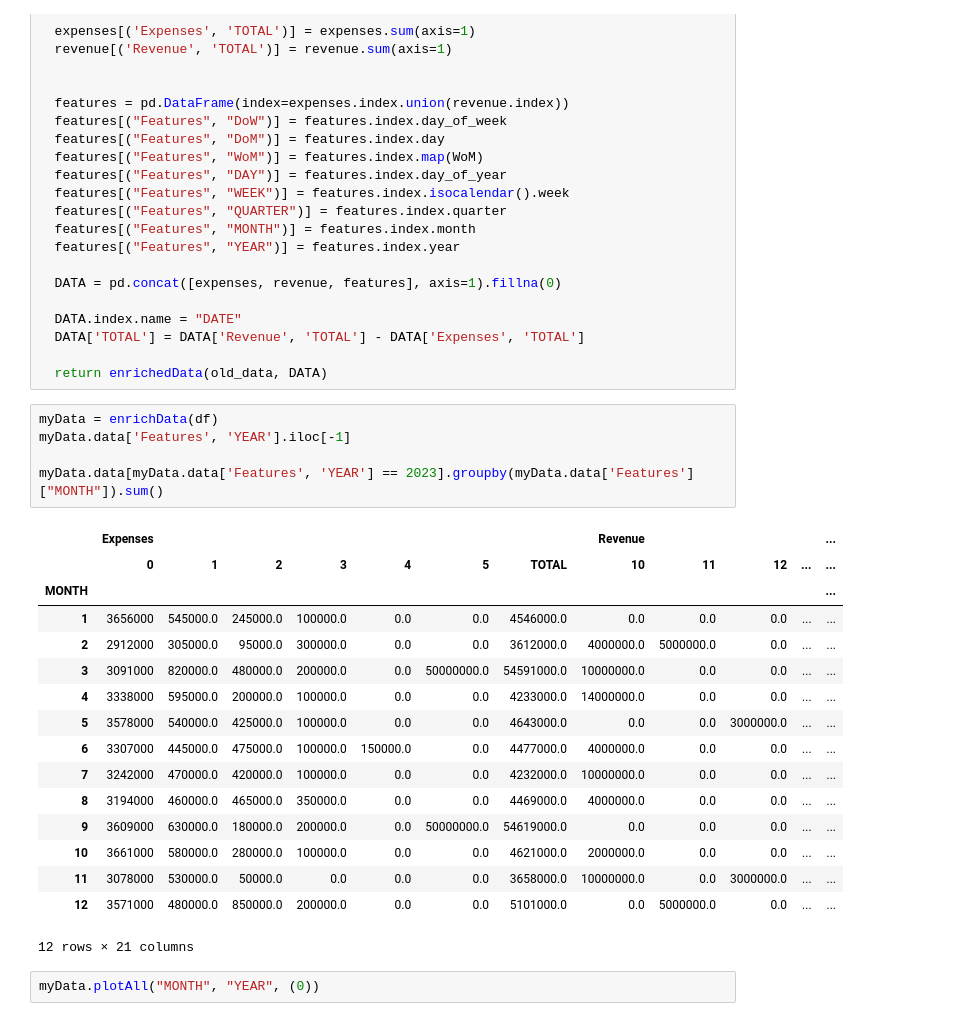
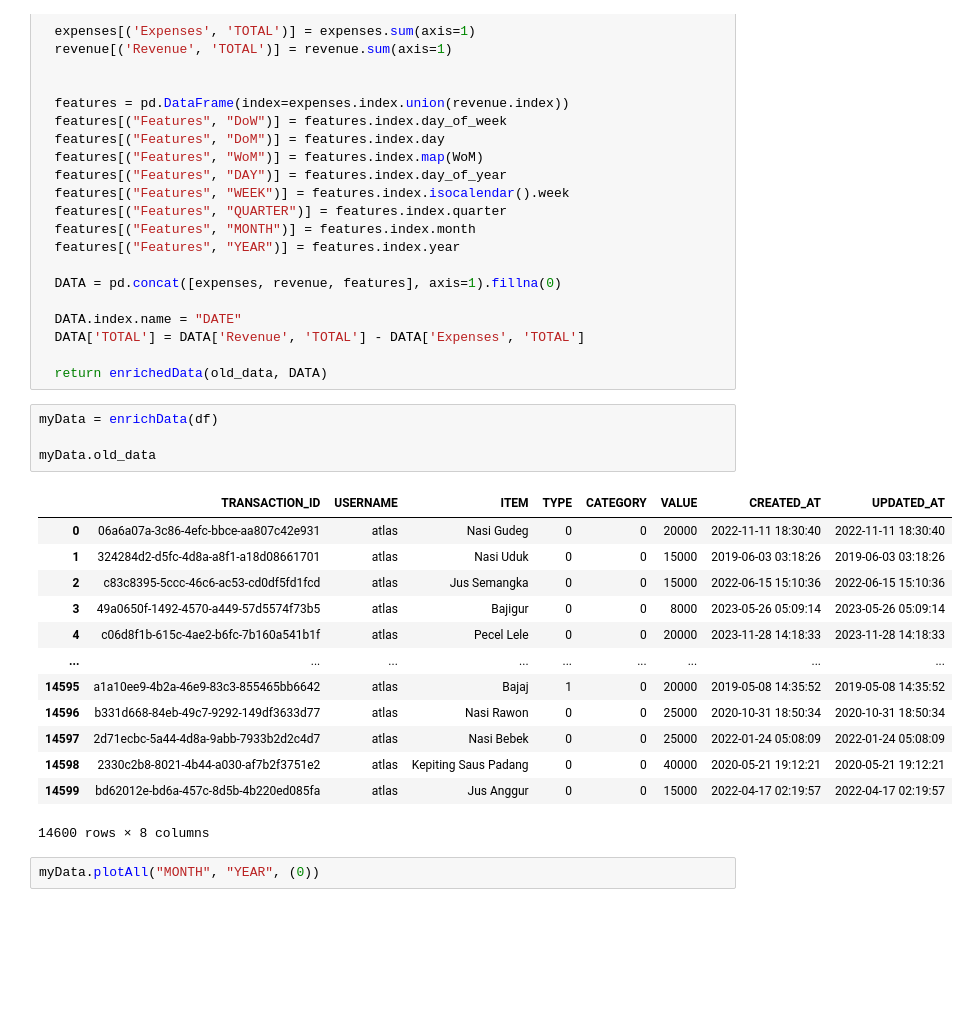
Before and after one commit to AtlasCJr/pfm, a Jupyter notebook: Analysis.ipynb, the cells around one changed output. Saved outputs shown, nothing was run; the diff lists cells and outputs as text; blank space fills up the shorter version.

```diff
--- a/Analysis.ipynb
+++ b/Analysis.ipynb
@@ -113,28 +113,24 @@ def enrichData(df: pd.DataFrame) -> enrichedData:
   DATA['TOTAL'] = DATA['Revenue', 'TOTAL'] - DATA['Expenses', 'TOTAL']
 
   return enrichedData(old_data, DATA)
-# %%
-myData = enrichData(df)
-myData.data['Features', 'YEAR'].iloc[-1]
-
-myData.data[myData.data['Features', 'YEAR'] == 2023].groupby(myData.data['Features']["MONTH"]).sum()
-# %% [output]
-|  | Expenses |  |  |  |  |  |  | Revenue |  |  |  | ... |
-|  | 0 | 1 | 2 | 3 | 4 | 5 | TOTAL | 10 | 11 | 12 | ... | ... |
-| MONTH |  |  |  |  |  |  |  |  |  |  |  | ... |
-| 1 | 3656000 | 545000.0 | 245000.0 | 100000.0 | 0.0 | 0.0 | 4546000.0 | 0.0 | 0.0 | 0.0 | ... | ... |
-| 2 | 2912000 | 305000.0 | 95000.0 | 300000.0 | 0.0 | 0.0 | 3612000.0 | 4000000.0 | 5000000.0 | 0.0 | ... | ... |
-| 3 | 3091000 | 820000.0 | 480000.0 | 200000.0 | 0.0 | 50000000.0 | 54591000.0 | 10000000.0 | 0.0 | 0.0 | ... | ... |
-| 4 | 3338000 | 595000.0 | 200000.0 | 100000.0 | 0.0 | 0.0 | 4233000.0 | 14000000.0 | 0.0 | 0.0 | ... | ... |
-| 5 | 3578000 | 540000.0 | 425000.0 | 100000.0 | 0.0 | 0.0 | 4643000.0 | 0.0 | 0.0 | 3000000.0 | ... | ... |
-| 6 | 3307000 | 445000.0 | 475000.0 | 100000.0 | 150000.0 | 0.0 | 4477000.0 | 4000000.0 | 0.0 | 0.0 | ... | ... |
-| 7 | 3242000 | 470000.0 | 420000.0 | 100000.0 | 0.0 | 0.0 | 4232000.0 | 10000000.0 | 0.0 | 0.0 | ... | ... |
-| 8 | 3194000 | 460000.0 | 465000.0 | 350000.0 | 0.0 | 0.0 | 4469000.0 | 4000000.0 | 0.0 | 0.0 | ... | ... |
-| 9 | 3609000 | 630000.0 | 180000.0 | 200000.0 | 0.0 | 50000000.0 | 54619000.0 | 0.0 | 0.0 | 0.0 | ... | ... |
-| 10 | 3661000 | 580000.0 | 280000.0 | 100000.0 | 0.0 | 0.0 | 4621000.0 | 2000000.0 | 0.0 | 0.0 | ... | ... |
-| 11 | 3078000 | 530000.0 | 50000.0 | 0.0 | 0.0 | 0.0 | 3658000.0 | 10000000.0 | 0.0 | 3000000.0 | ... | ... |
-| 12 | 3571000 | 480000.0 | 850000.0 | 200000.0 | 0.0 | 0.0 | 5101000.0 | 0.0 | 5000000.0 | 0.0 | ... | ... |
-12 rows × 21 columns
+# %%
+myData = enrichData(df)
+
+myData.old_data
+# %% [output]
+|  | TRANSACTION_ID | USERNAME | ITEM | TYPE | CATEGORY | VALUE | CREATED_AT | UPDATED_AT |
+| 0 | 06a6a07a-3c86-4efc-bbce-aa807c42e931 | atlas | Nasi Gudeg | 0 | 0 | 20000 | 2022-11-11 18:30:40 | 2022-11-11 18:30:40 |
+| 1 | 324284d2-d5fc-4d8a-a8f1-a18d08661701 | atlas | Nasi Uduk | 0 | 0 | 15000 | 2019-06-03 03:18:26 | 2019-06-03 03:18:26 |
+| 2 | c83c8395-5ccc-46c6-ac53-cd0df5fd1fcd | atlas | Jus Semangka | 0 | 0 | 15000 | 2022-06-15 15:10:36 | 2022-06-15 15:10:36 |
+| 3 | 49a0650f-1492-4570-a449-57d5574f73b5 | atlas | Bajigur | 0 | 0 | 8000 | 2023-05-26 05:09:14 | 2023-05-26 05:09:14 |
+| 4 | c06d8f1b-615c-4ae2-b6fc-7b160a541b1f | atlas | Pecel Lele | 0 | 0 | 20000 | 2023-11-28 14:18:33 | 2023-11-28 14:18:33 |
+| ... | ... | ... | ... | ... | ... | ... | ... | ... |
+| 14595 | a1a10ee9-4b2a-46e9-83c3-855465bb6642 | atlas | Bajaj | 1 | 0 | 20000 | 2019-05-08 14:35:52 | 2019-05-08 14:35:52 |
+| 14596 | b331d668-84eb-49c7-9292-149df3633d77 | atlas | Nasi Rawon | 0 | 0 | 25000 | 2020-10-31 18:50:34 | 2020-10-31 18:50:34 |
+| 14597 | 2d71ecbc-5a44-4d8a-9abb-7933b2d2c4d7 | atlas | Nasi Bebek | 0 | 0 | 25000 | 2022-01-24 05:08:09 | 2022-01-24 05:08:09 |
+| 14598 | 2330c2b8-8021-4b44-a030-af7b2f3751e2 | atlas | Kepiting Saus Padang | 0 | 0 | 40000 | 2020-05-21 19:12:21 | 2020-05-21 19:12:21 |
+| 14599 | bd62012e-bd6a-457c-8d5b-4b220ed085fa | atlas | Jus Anggur | 0 | 0 | 15000 | 2022-04-17 02:19:57 | 2022-04-17 02:19:57 |
+14600 rows × 8 columns
 # %%
 myData.plotAll("MONTH", "YEAR", (0))
 # %% [output]
```
Also changed, not shown: 26 other files.
